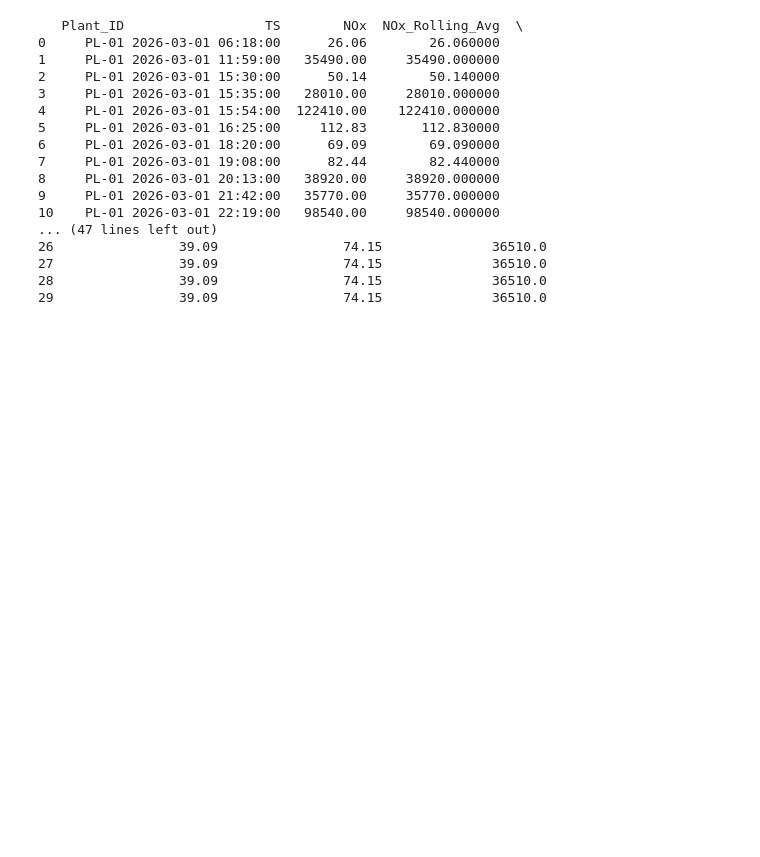
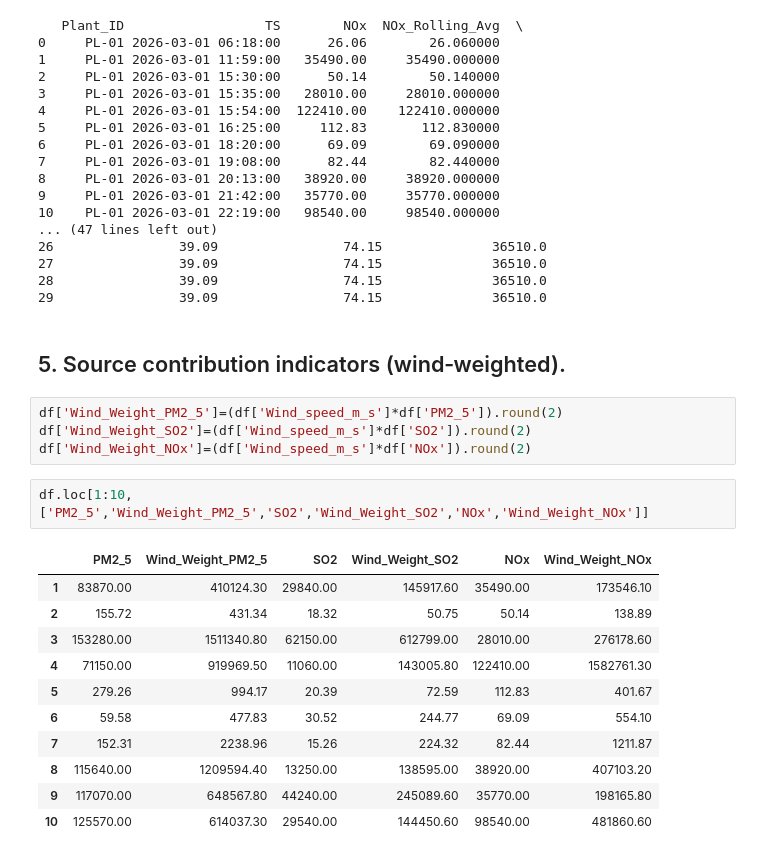
Before and after one commit to Sudipta3101/Pollution-Controls-Data-Cleaning-Transformation-, a Jupyter notebook: transformation.ipynb, the cells around one changed output. Cells and saved outputs as stored; diff of their text form; blank space fills up the shorter version.

```diff
--- a/transformation.ipynb
+++ b/transformation.ipynb
@@ -313,3 +315,23 @@ print(df[["Plant_ID","TS","NOx","NOx_Rolling_Avg","NOx_25th_Percentile","NOx_50t
 27                39.09                74.15              36510.0
 28                39.09                74.15              36510.0
 29                39.09                74.15              36510.0
+# %% [markdown]
+## 5. Source contribution indicators (wind‑weighted).
+# %%
+df['Wind_Weight_PM2_5']=(df['Wind_speed_m_s']*df['PM2_5']).round(2)
+df['Wind_Weight_SO2']=(df['Wind_speed_m_s']*df['SO2']).round(2)
+df['Wind_Weight_NOx']=(df['Wind_speed_m_s']*df['NOx']).round(2)
+# %%
+df.loc[1:10,['PM2_5','Wind_Weight_PM2_5','SO2','Wind_Weight_SO2','NOx','Wind_Weight_NOx']]
+# %% [output]
+|  | PM2_5 | Wind_Weight_PM2_5 | SO2 | Wind_Weight_SO2 | NOx | Wind_Weight_NOx |
+| 1 | 83870.00 | 410124.30 | 29840.00 | 145917.60 | 35490.00 | 173546.10 |
+| 2 | 155.72 | 431.34 | 18.32 | 50.75 | 50.14 | 138.89 |
+| 3 | 153280.00 | 1511340.80 | 62150.00 | 612799.00 | 28010.00 | 276178.60 |
+| 4 | 71150.00 | 919969.50 | 11060.00 | 143005.80 | 122410.00 | 1582761.30 |
+| 5 | 279.26 | 994.17 | 20.39 | 72.59 | 112.83 | 401.67 |
+| 6 | 59.58 | 477.83 | 30.52 | 244.77 | 69.09 | 554.10 |
+| 7 | 152.31 | 2238.96 | 15.26 | 224.32 | 82.44 | 1211.87 |
+| 8 | 115640.00 | 1209594.40 | 13250.00 | 138595.00 | 38920.00 | 407103.20 |
+| 9 | 117070.00 | 648567.80 | 44240.00 | 245089.60 | 35770.00 | 198165.80 |
+| 10 | 125570.00 | 614037.30 | 29540.00 | 144450.60 | 98540.00 | 481860.60 |
```
Also changed, not shown: parts of 53 cells of this notebook.
